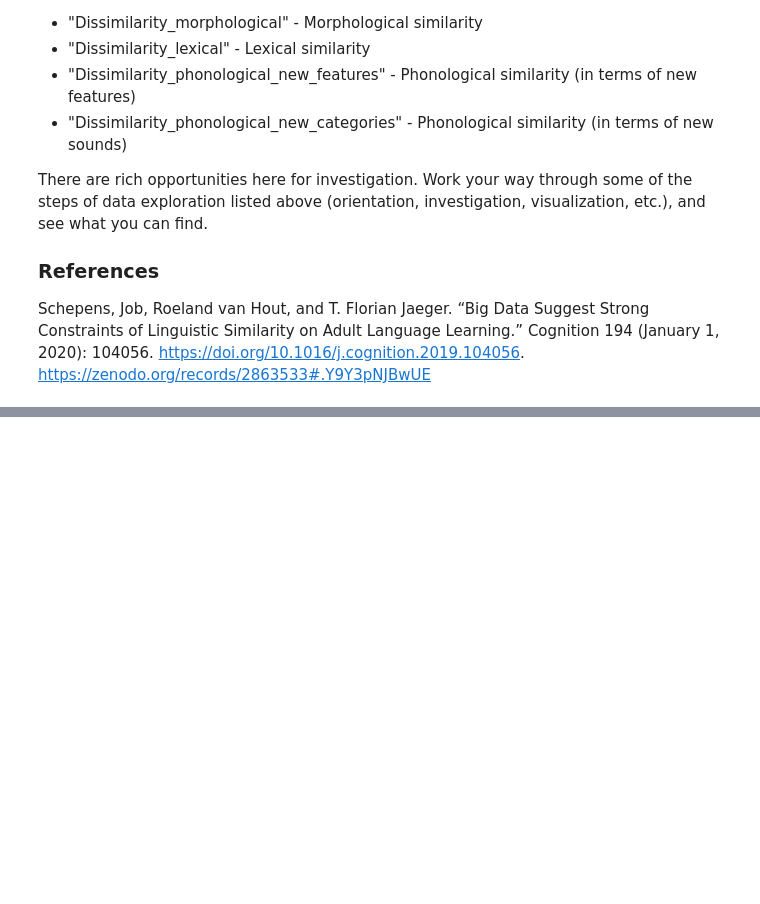
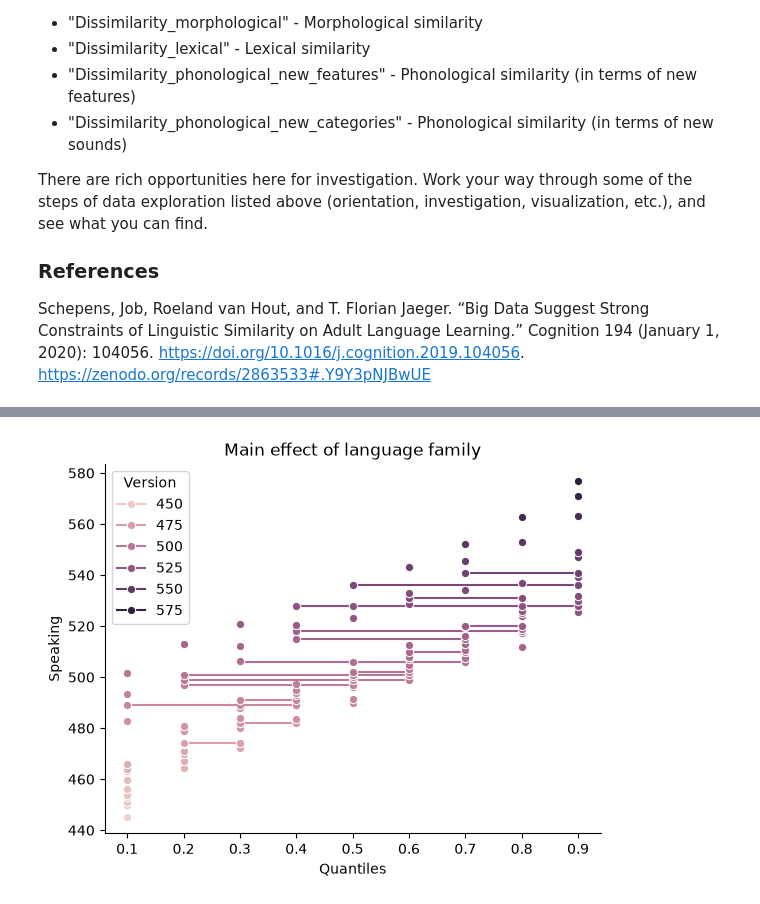
Before and after one commit to EmilieJN/Experimental-Psycholinguistics, a Jupyter notebook: data-exploration.ipynb, the cells around one changed output, grey strips where cells are left out. Cells and saved outputs as stored; diff of their text form; code cells hidden in the pictures; blank space fills up the shorter version.

```diff
--- a/data-exploration.ipynb
+++ b/data-exploration.ipynb
@@ -50,0 +158,10 @@ df = pd.read_csv(url, encoding="cp1252")
+# %%
+ax = sns.lineplot(data=df_q, x='quantile', y='Speaking', hue='Speaking', marker='o')
+ax.set(xlabel='Quantiles', ylabel='Speaking')
+
+ax.set_title('Main effect of language family')
+ax.set(xlabel='Quantiles', ylabel='Speaking')
+ax.legend(title='Version')
+sns.despine()
+# %% [output]
+[figure, added]
```
Also changed, not shown: parts of 9 cells of this notebook, 2 other files.
